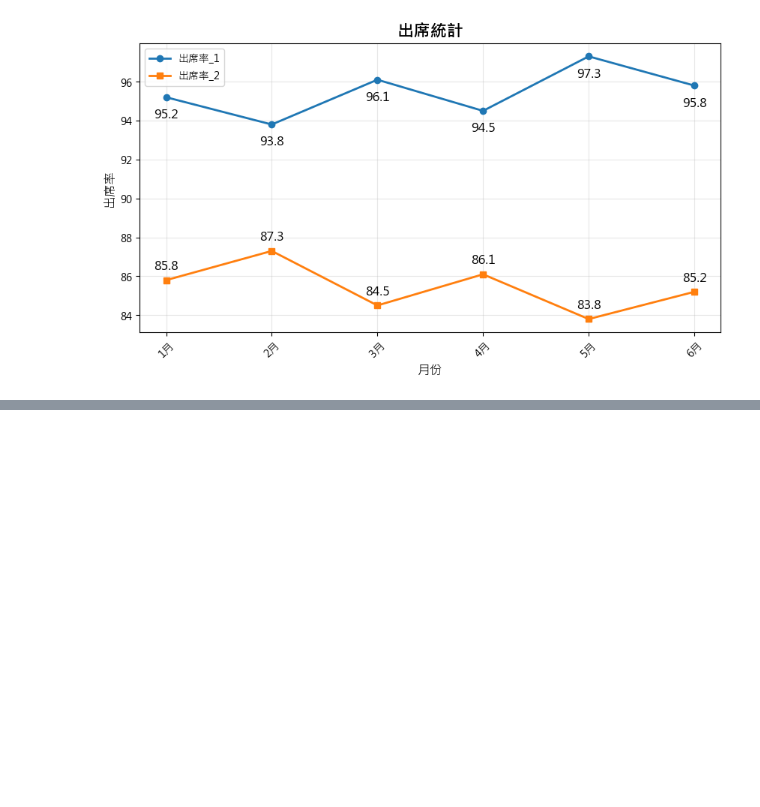
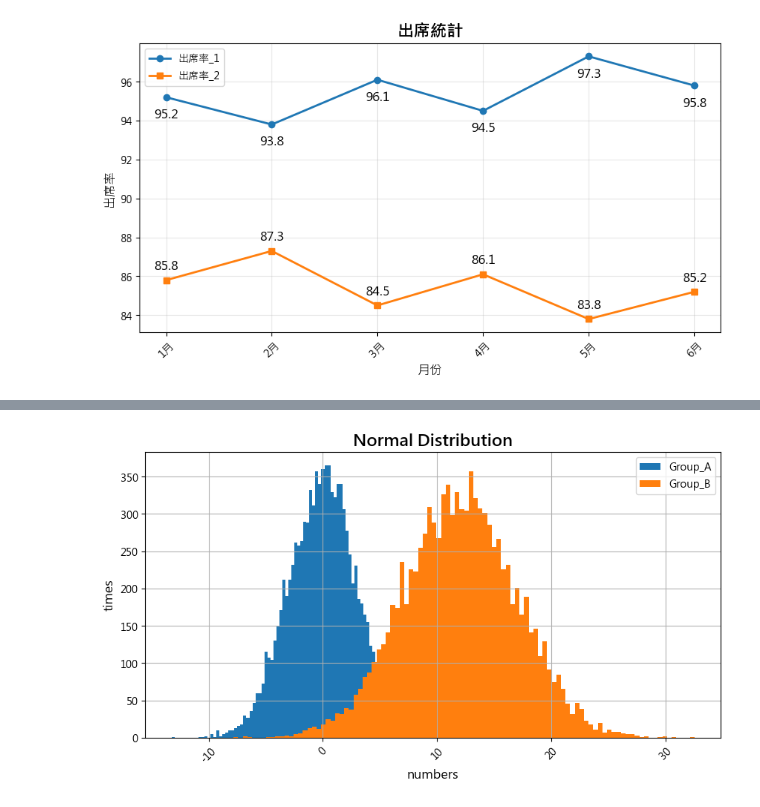
Before and after one commit to zxzxasas1/Python-Application, a Jupyter notebook: python 模組使用練習/Matplotlib 模組.ipynb, the cells around one changed output, grey strips where cells are left out. Saved outputs shown, nothing was run; the diff lists cells and outputs as text; code cells hidden in the pictures; blank space fills up the shorter version.

```diff
--- a/python 模組使用練習/Matplotlib 模組.ipynb
+++ b/python 模組使用練習/Matplotlib 模組.ipynb
@@ -62,0 +197,29 @@ plt.show()
+# %%
+# 5. 長條圖
+
+import numpy
+import matplotlib.pyplot as plt
+
+group_A = numpy.random.normal(0,3,10000)
+group_B = numpy.random.normal(12,5,10000)
+
+plt.figure(figsize=(10,5))
+
+
+# 由 plt.plot 改成 plt.hist , 第一個參數放 y 軸數值 , x 軸為 bins 決定有幾組
+
+plt.hist(group_A,bins=100,label="Group_A")
+plt.hist(group_B,bins=100,label="Group_B")
+
+
+plt.title("Normal Distribution",fontsize=16,fontweight="bold")
+plt.xlabel("numbers",fontsize=12)
+plt.ylabel("times",fontsize=12)
+
+plt.xticks(rotation=45)
+plt.grid()
+plt.legend()
+
+plt.show()
+# %% [output]
+[figure, added]
```
Also changed, not shown: parts of 5 cells of this notebook.
